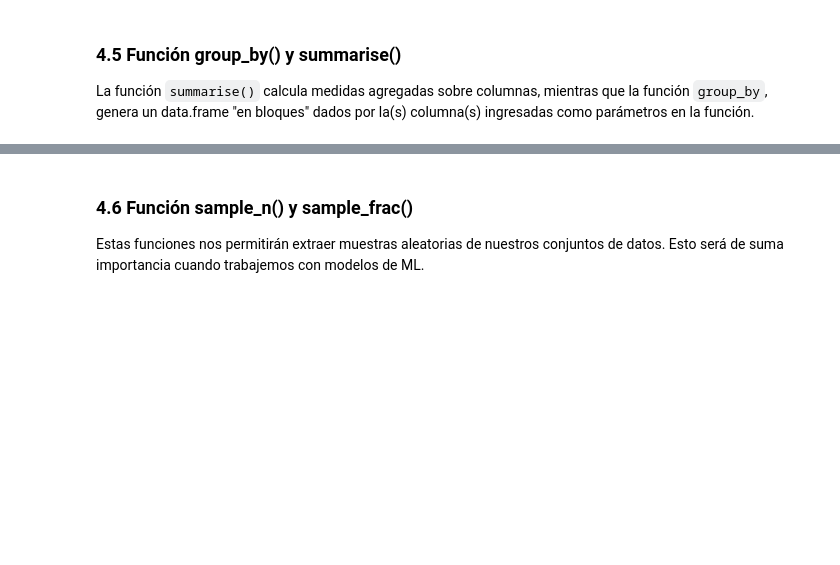
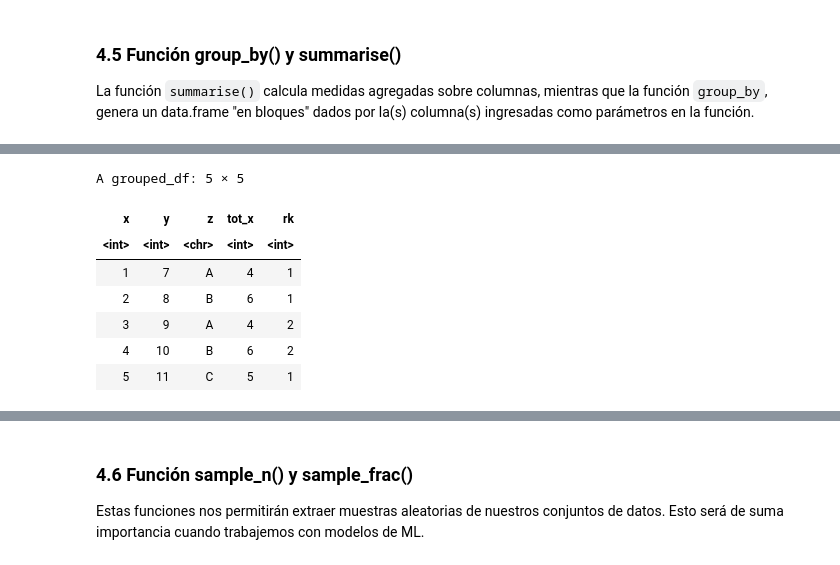
Before and after one commit to crlnpcancino/DBDC_202206_Programacion_en_R_para_ciencia_de_datos, a Jupyter notebook: Clase3/Clase3_01_manipulacion_de_tablas_I_desarrollo.ipynb, the cells around one changed output, grey strips where cells are left out. Drawn from its saved outputs; the diff is of its cells as text; code cells hidden in the pictures; blank space fills up the shorter version.

```diff
--- a/Clase3/Clase3_01_manipulacion_de_tablas_I_desarrollo.ipynb
+++ b/Clase3/Clase3_01_manipulacion_de_tablas_I_desarrollo.ipynb
@@ -679,2 +698,16 @@ exam2
 # %%
-# Podemos generar un número de fila por cada grupo
+# Podemos generar una collumna con la suma de x
+# Podemos crear un número de fila por cada grupo
+exam2 %>%
+  group_by(z) %>%
+  mutate(tot_x = sum(x),
+         rk = row_number())
+# %% [output]
+A grouped_df: 5 × 5
+| x | y | z | tot_x | rk |
+| <int> | <int> | <chr> | <int> | <int> |
+| 1 | 7 | A | 4 | 1 |
+| 2 | 8 | B | 6 | 1 |
+| 3 | 9 | A | 4 | 2 |
+| 4 | 10 | B | 6 | 2 |
+| 5 | 11 | C | 5 | 1 |
```
Also changed, not shown: parts of 28 cells of this notebook.
